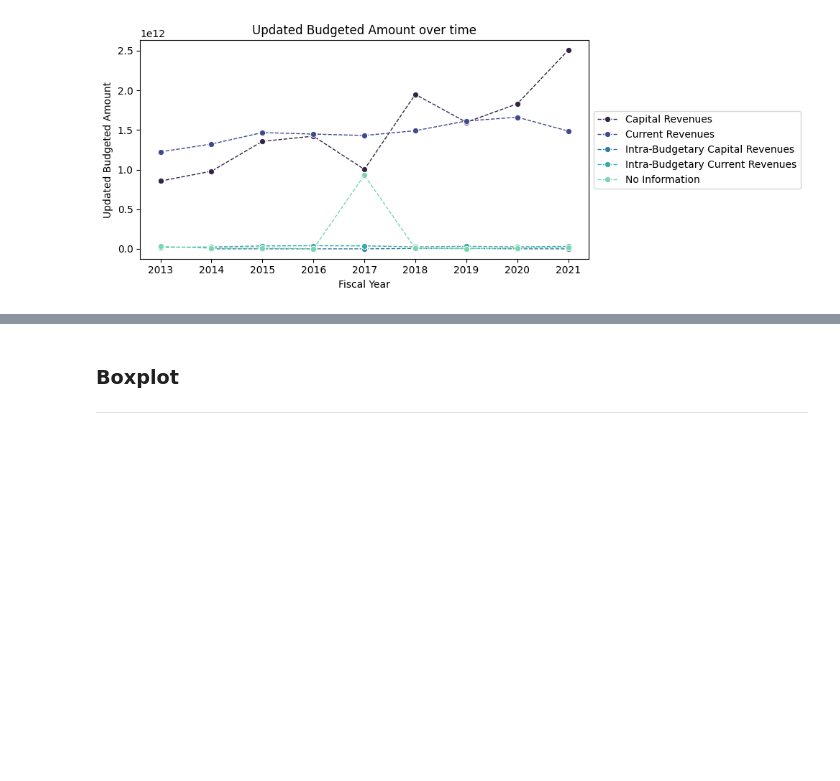
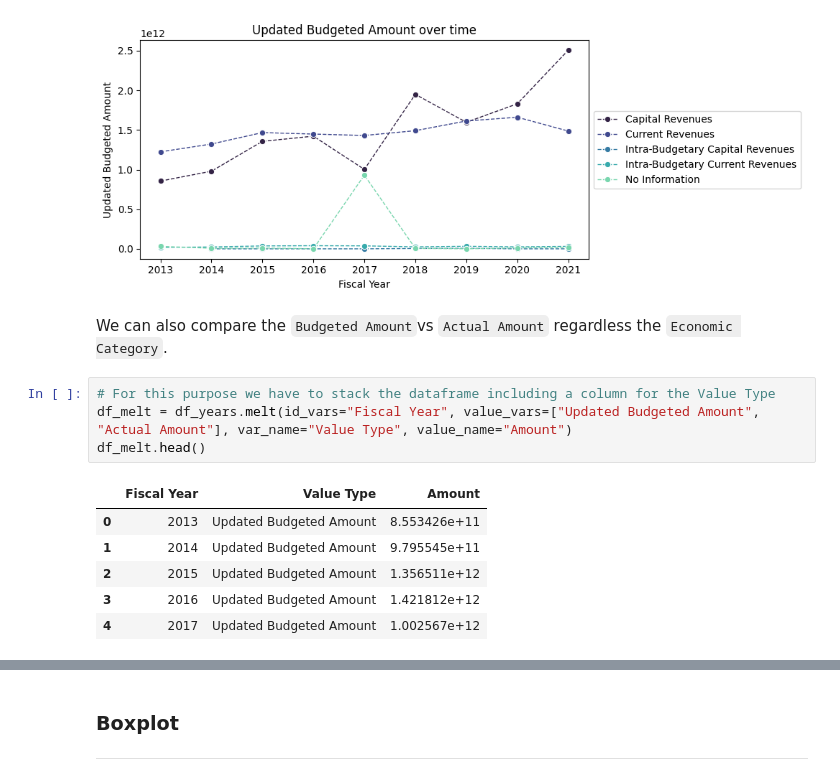
Before and after one commit to SupernovaIa/DataProject-Brasil-Public-Income-EDA, a Jupyter notebook: notebook/04-Phase-DataVisualization.ipynb, the cells around one changed output, grey strips where cells are left out. Saved outputs shown, nothing was run; the diff lists cells and outputs as text; blank space fills up the shorter version.

```diff
--- a/notebook/04-Phase-DataVisualization.ipynb
+++ b/notebook/04-Phase-DataVisualization.ipynb
@@ -204,3 +204,16 @@ Since we have a lot of missing data, Posted Amount over time is difficult to ana
 time_evolution(df_years, 'Updated Budgeted Amount')
 # %% [output]
 [figure]
+# %% [markdown]
+We can also compare the `Budgeted Amount`vs `Actual Amount` regardless the `Economic Category`.
+# %%
+# For this purpose we have to stack the dataframe including a column for the Value Type
+df_melt = df_years.melt(id_vars="Fiscal Year", value_vars=["Updated Budgeted Amount", "Actual Amount"], var_name="Value Type", value_name="Amount")
+df_melt.head()
+# %% [output]
+|  | Fiscal Year | Value Type | Amount |
+| 0 | 2013 | Updated Budgeted Amount | 8.553426e+11 |
+| 1 | 2014 | Updated Budgeted Amount | 9.795545e+11 |
+| 2 | 2015 | Updated Budgeted Amount | 1.356511e+12 |
+| 3 | 2016 | Updated Budgeted Amount | 1.421812e+12 |
+| 4 | 2017 | Updated Budgeted Amount | 1.002567e+12 |
```
Also changed, not shown: parts of 9 cells of this notebook.
